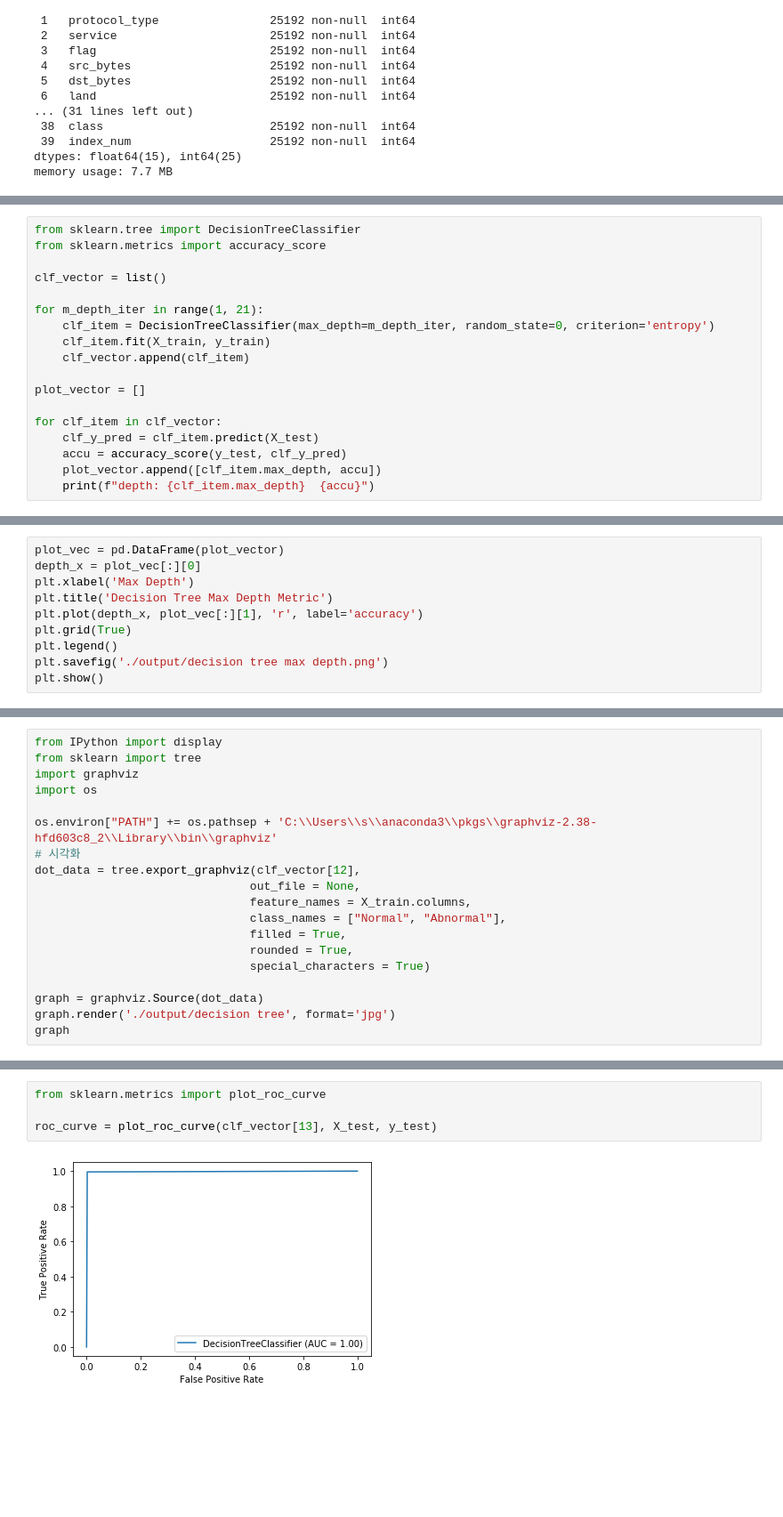
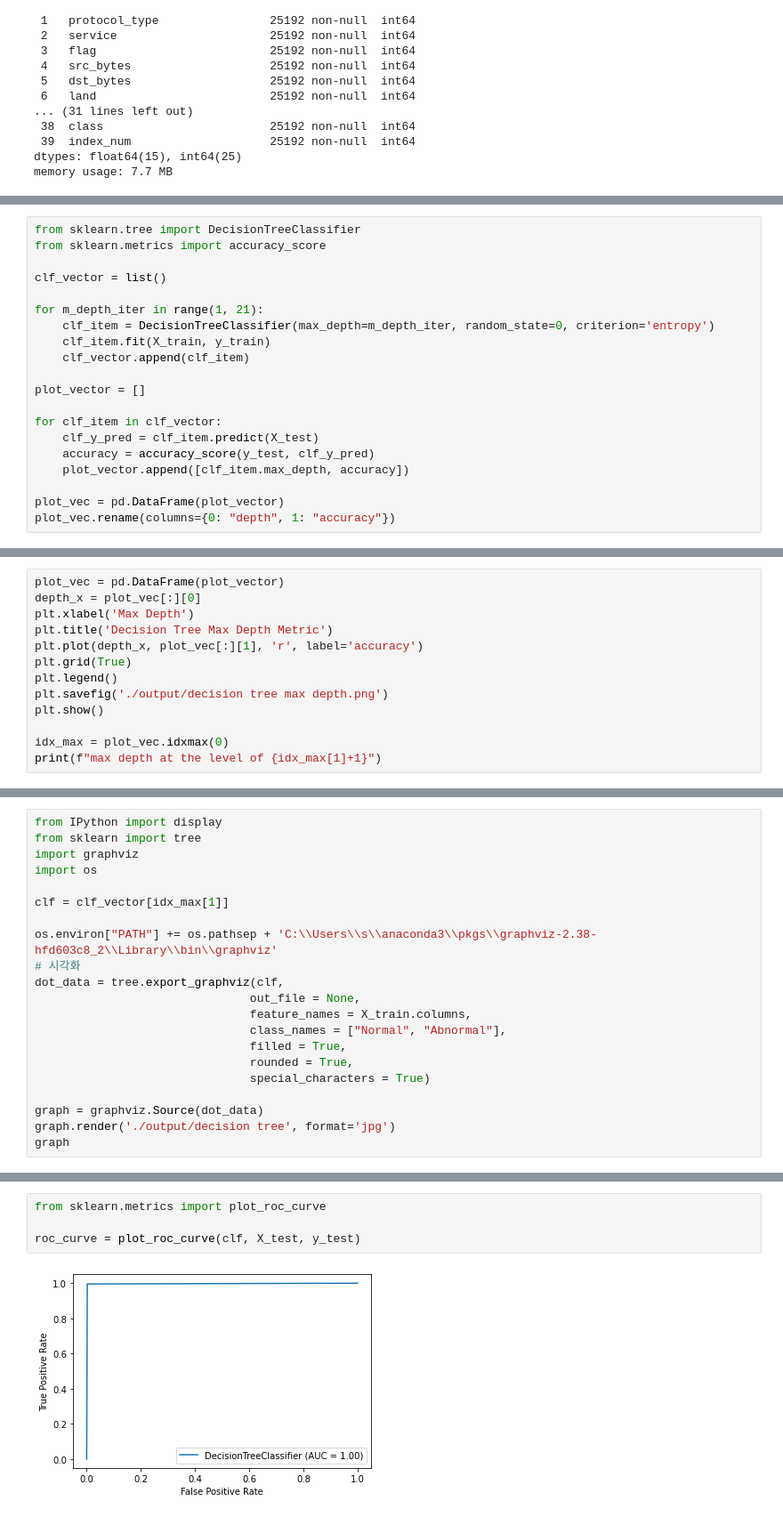
Before and after one commit to lani009/IDS-DataMining, a Jupyter notebook: experiment/decision tree classifier/DecisionTree.ipynb, the cells around one changed output, grey strips where cells are left out. Shown at 89% size. Saved outputs shown, nothing was run; the diff lists cells and outputs as text; blank space fills up the shorter version.

```diff
--- a/experiment/decision tree classifier/DecisionTree.ipynb
+++ b/experiment/decision tree classifier/DecisionTree.ipynb
@@ -76,7 +48,9 @@ plot_vector = []
 
 for clf_item in clf_vector:
     clf_y_pred = clf_item.predict(X_test)
-    accu = accuracy_score(y_test, clf_y_pred)
-    plot_vector.append([clf_item.max_depth, accu])
-    print(f"depth: {clf_item.max_depth}  {accu}")
+    accuracy = accuracy_score(y_test, clf_y_pred)
+    plot_vector.append([clf_item.max_depth, accuracy])
+
+plot_vec = pd.DataFrame(plot_vector)
+plot_vec.rename(columns={0: "depth", 1: "accuracy"})
 # %% [output]
@@ -110,5 +81,8 @@ plt.grid(True)
 plt.legend()
 plt.savefig('./output/decision tree max depth.png')
 plt.show()
+
+idx_max = plot_vec.idxmax(0)
+print(f"max depth at the level of {idx_max[1]+1}")
 # %% [output]
 [figure]
@@ -118,9 +93,11 @@ from sklearn import tree
 import graphviz
 import os
 
+clf = clf_vector[idx_max[1]]
+
 os.environ["PATH"] += os.pathsep + 'C:\\Users\\s\\anaconda3\\pkgs\\graphviz-2.38-hfd603c8_2\\Library\\bin\\graphviz'
 # 시각화
-dot_data = tree.export_graphviz(clf_vector[12],
+dot_data = tree.export_graphviz(clf,
                                out_file = None,
                                feature_names = X_train.columns,
                                class_names = ["Normal", "Abnormal"],
@@ -161,6 +138,6 @@ error rate: 0.003572373643821117
 # %%
 from sklearn.metrics import plot_roc_curve
 
-roc_curve = plot_roc_curve(clf_vector[13], X_test, y_test)
+roc_curve = plot_roc_curve(clf, X_test, y_test)
 # %% [output]
-[figure, old version]
+[figure, new version]
```
Also changed, not shown: parts of 5 cells of this notebook, 7 other files.
